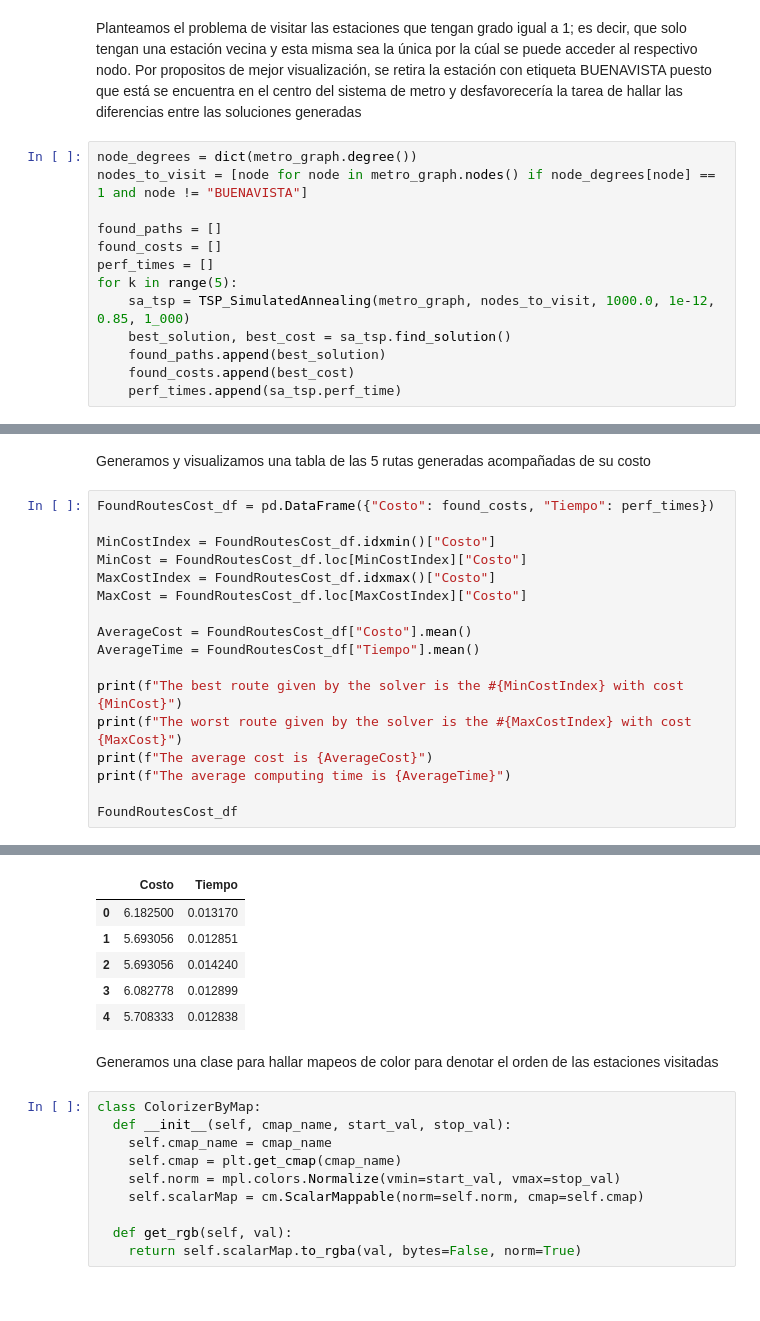
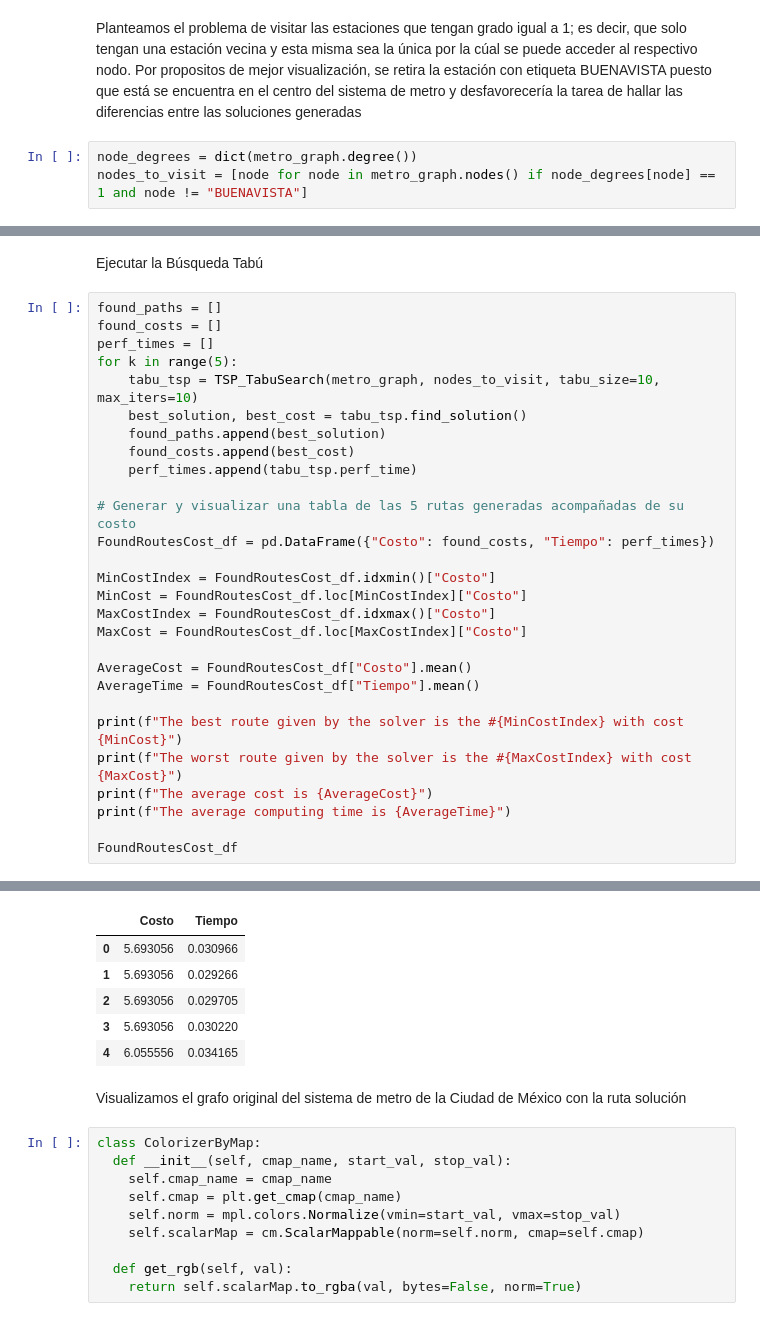
Before and after one commit to FedeSS99/MCE-TSP-Optimizacion, a Jupyter notebook: code/notebooks/06_Solucionador_Tabu_TSP.ipynb, the cells around one changed output, grey strips where cells are left out. Cells and saved outputs as stored; diff of their text form.

Commit message:
Soluciones por metaheuristica Tabu

```diff
--- a/code/notebooks/05_Solucionador_TSP.ipynb
+++ b/code/notebooks/06_Solucionador_Tabu_TSP.ipynb
@@ -205,13 +199,3 @@ Planteamos el problema de visitar las estaciones que tengan grado igual a 1; es
 # %%
 node_degrees = dict(metro_graph.degree())
 nodes_to_visit = [node for node in metro_graph.nodes() if node_degrees[node] == 1 and node != "BUENAVISTA"]
-
-found_paths = []
-found_costs = []
-perf_times = []
-for k in range(5):
-    sa_tsp = TSP_SimulatedAnnealing(metro_graph, nodes_to_visit, 1000.0, 1e-12, 0.85, 1_000)
-    best_solution, best_cost = sa_tsp.find_solution()
-    found_paths.append(best_solution)
-    found_costs.append(best_cost)
-    perf_times.append(sa_tsp.perf_time)
@@ -239,6 +202,17 @@ Best Cost: 5.708333333333333
-# %% [markdown]
-Generamos y visualizamos una tabla de las 5 rutas generadas acompañadas de su costo
+# %% [markdown]
+Ejecutar la Búsqueda Tabú
 # %%
+found_paths = []
+found_costs = []
+perf_times = []
+for k in range(5):
+    tabu_tsp = TSP_TabuSearch(metro_graph, nodes_to_visit, tabu_size=10, max_iters=10)
+    best_solution, best_cost = tabu_tsp.find_solution()
+    found_paths.append(best_solution)
+    found_costs.append(best_cost)
+    perf_times.append(tabu_tsp.perf_time)
+
+# Generar y visualizar una tabla de las 5 rutas generadas acompañadas de su costo
 FoundRoutesCost_df = pd.DataFrame({"Costo": found_costs, "Tiempo": perf_times})
 
 MinCostIndex = FoundRoutesCost_df.idxmin()["Costo"]
@@ -263,11 +250,11 @@ The average computing time is 0.0131996678
 |  | Costo | Tiempo |
-| 0 | 6.182500 | 0.013170 |
-| 1 | 5.693056 | 0.012851 |
-| 2 | 5.693056 | 0.014240 |
-| 3 | 6.082778 | 0.012899 |
-| 4 | 5.708333 | 0.012838 |
+| 0 | 5.693056 | 0.030966 |
+| 1 | 5.693056 | 0.029266 |
+| 2 | 5.693056 | 0.029705 |
+| 3 | 5.693056 | 0.030220 |
+| 4 | 6.055556 | 0.034165 |
-# %% [markdown]
-Generamos una clase para hallar mapeos de color para denotar el orden de las estaciones visitadas
+# %% [markdown]
+Visualizamos el grafo original del sistema de metro de la Ciudad de México con la ruta solución
 # %%
 class ColorizerByMap:
   def __init__(self, cmap_name, start_val, stop_val):
```
Also changed, not shown: parts of 16 cells of this notebook, 2 other files.
